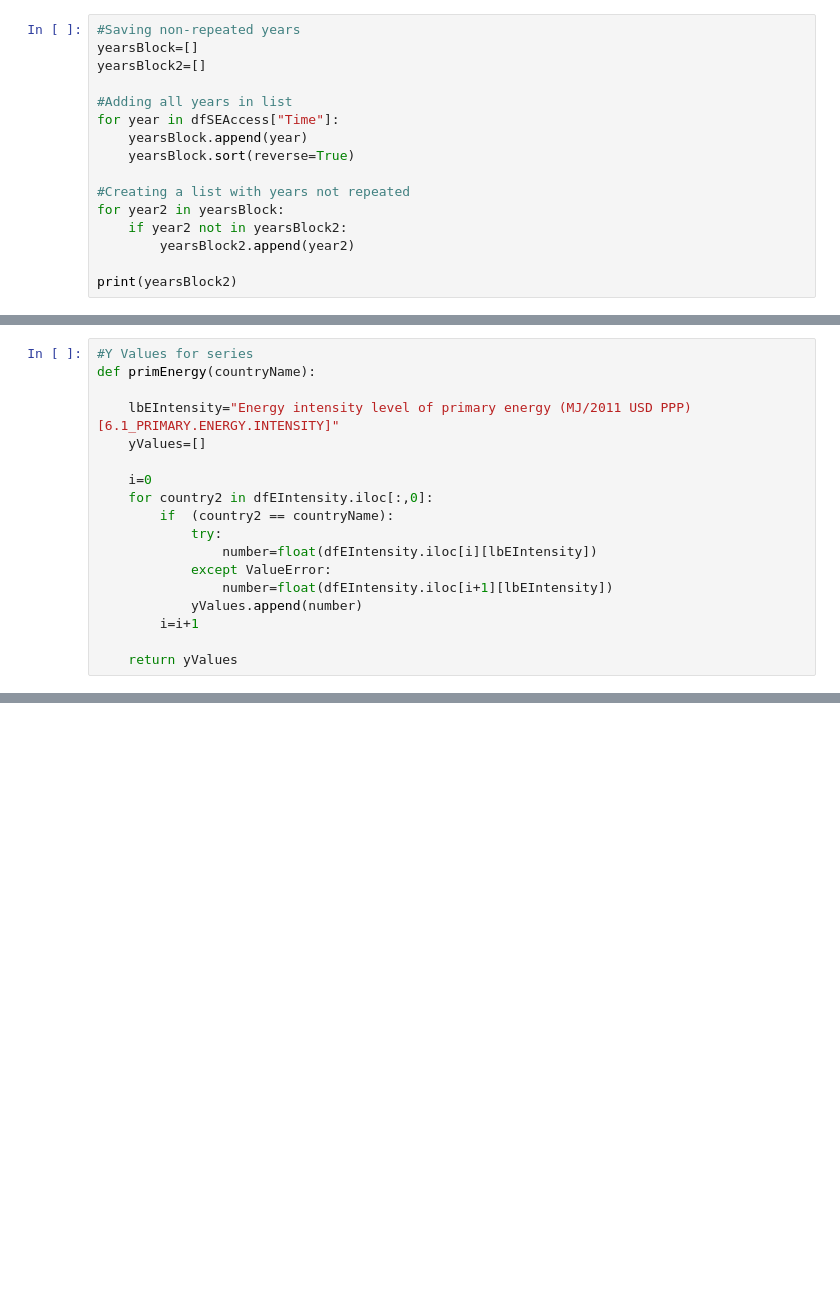
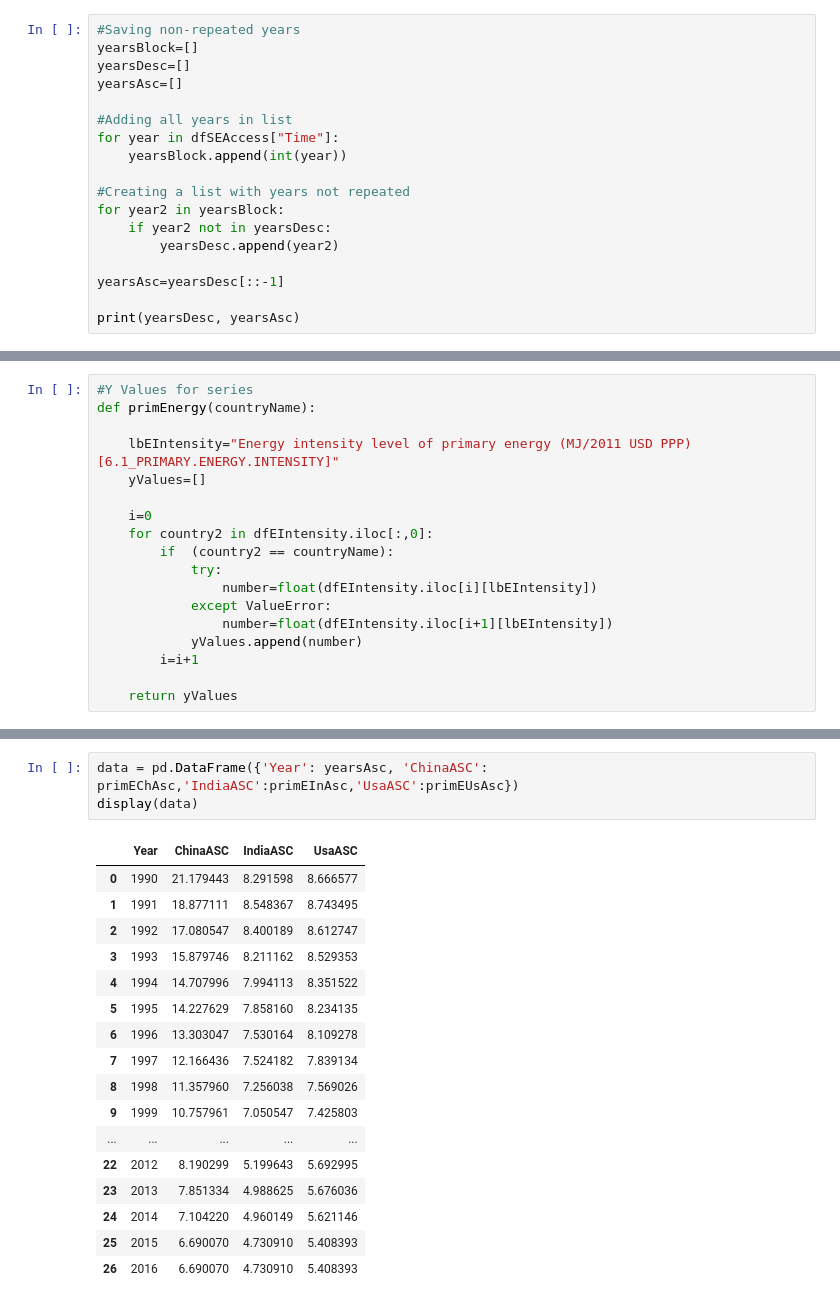
Before and after one commit to ximegargo012-droid/Energy, a Jupyter notebook: Energy.ipynb, the cells around one changed output, grey strips where cells are left out. Saved outputs shown, nothing was run; the diff lists cells and outputs as text; blank space fills up the shorter version.

```diff
--- a/Energy.ipynb
+++ b/Energy.ipynb
@@ -100,17 +95,19 @@ print(NRep)
 # %%
 #Saving non-repeated years
 yearsBlock=[]
-yearsBlock2=[]
+yearsDesc=[]
+yearsAsc=[]
 
 #Adding all years in list
 for year in dfSEAccess["Time"]:
-    yearsBlock.append(year)
-    yearsBlock.sort(reverse=True)
+    yearsBlock.append(int(year))
 
 #Creating a list with years not repeated
 for year2 in yearsBlock:
-    if year2 not in yearsBlock2:
-        yearsBlock2.append(year2)
+    if year2 not in yearsDesc:
+        yearsDesc.append(year2)
 
-print(yearsBlock2)
+yearsAsc=yearsDesc[::-1]
+
+print(yearsDesc, yearsAsc)
 # %% [output]
@@ -247,0 +274,21 @@ plt.show()
+# %%
+data = pd.DataFrame({'Year': yearsAsc, 'ChinaASC': primEChAsc,'IndiaASC':primEInAsc,'UsaASC':primEUsAsc})
+display(data)
+# %% [output]
+|  | Year | ChinaASC | IndiaASC | UsaASC |
+| 0 | 1990 | 21.179443 | 8.291598 | 8.666577 |
+| 1 | 1991 | 18.877111 | 8.548367 | 8.743495 |
+| 2 | 1992 | 17.080547 | 8.400189 | 8.612747 |
+| 3 | 1993 | 15.879746 | 8.211162 | 8.529353 |
+| 4 | 1994 | 14.707996 | 7.994113 | 8.351522 |
+| 5 | 1995 | 14.227629 | 7.858160 | 8.234135 |
+| 6 | 1996 | 13.303047 | 7.530164 | 8.109278 |
+| 7 | 1997 | 12.166436 | 7.524182 | 7.839134 |
+| 8 | 1998 | 11.357960 | 7.256038 | 7.569026 |
+| 9 | 1999 | 10.757961 | 7.050547 | 7.425803 |
+| ... | ... | ... | ... | ... |
+| 22 | 2012 | 8.190299 | 5.199643 | 5.692995 |
+| 23 | 2013 | 7.851334 | 4.988625 | 5.676036 |
+| 24 | 2014 | 7.104220 | 4.960149 | 5.621146 |
+| 25 | 2015 | 6.690070 | 4.730910 | 5.408393 |
+| 26 | 2016 | 6.690070 | 4.730910 | 5.408393 |
```
Also changed, not shown: parts of 11 cells of this notebook.
